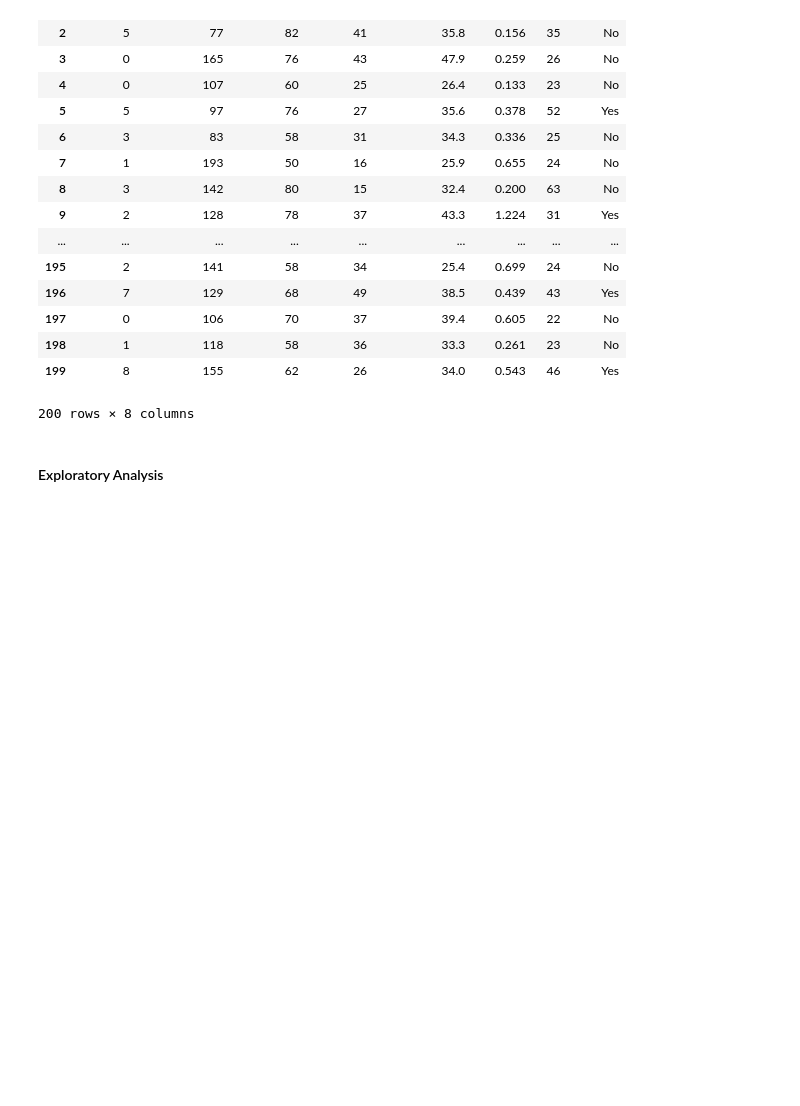
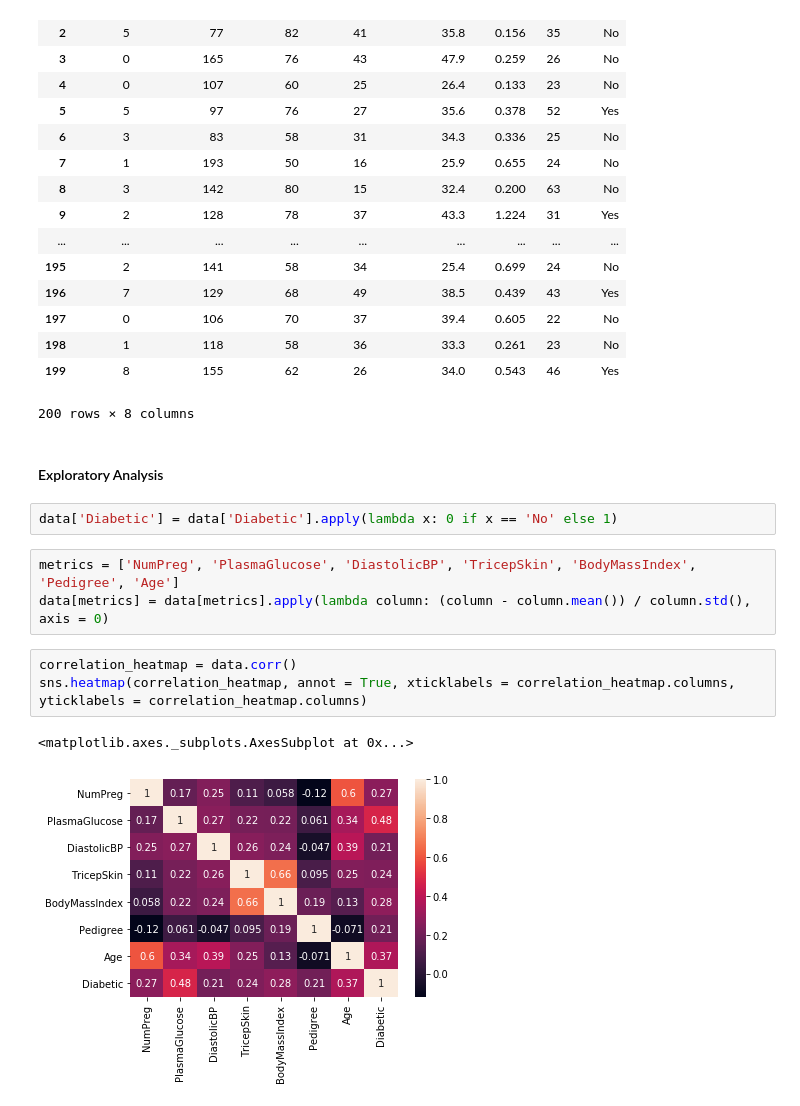
Before and after one commit to rjs211/CS564-ML, a Jupyter notebook: Assignment1/Q2/Q2.ipynb, the cells around one changed output. Cells and saved outputs as stored; diff of their text form; blank space fills up the shorter version.

```diff
--- a/Assignment1/Q2/Q2.ipynb
+++ b/Assignment1/Q2/Q2.ipynb
@@ -36,3 +38,14 @@ data
 200 rows × 8 columns
 # %% [markdown]
 #### Exploratory Analysis
+# %%
+data['Diabetic'] = data['Diabetic'].apply(lambda x: 0 if x == 'No' else 1)
+# %%
+metrics = ['NumPreg', 'PlasmaGlucose', 'DiastolicBP', 'TricepSkin', 'BodyMassIndex', 'Pedigree', 'Age']
+data[metrics] = data[metrics].apply(lambda column: (column - column.mean()) / column.std(), axis = 0)
+# %%
+correlation_heatmap = data.corr()
+sns.heatmap(correlation_heatmap, annot = True, xticklabels = correlation_heatmap.columns, yticklabels = correlation_heatmap.columns)
+# %% [output]
+<matplotlib.axes._subplots.AxesSubplot at 0x...>
+[figure, added]
```
Also changed, not shown: parts of 9 cells of this notebook.
